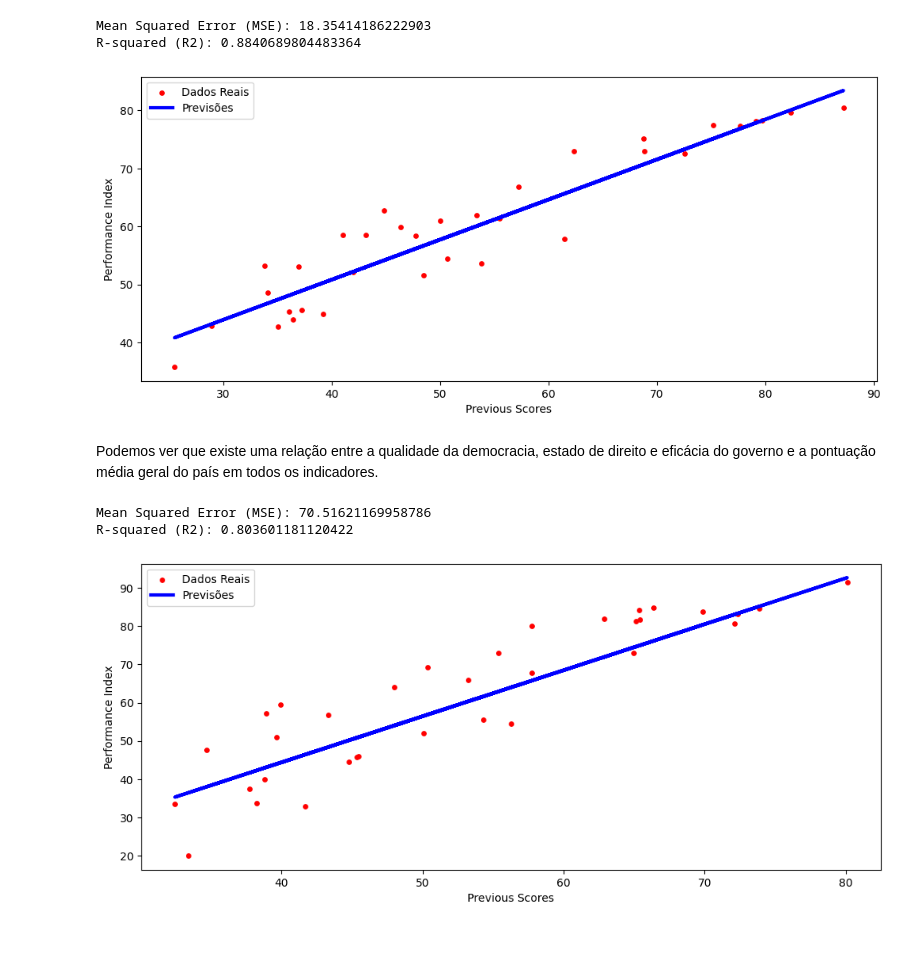
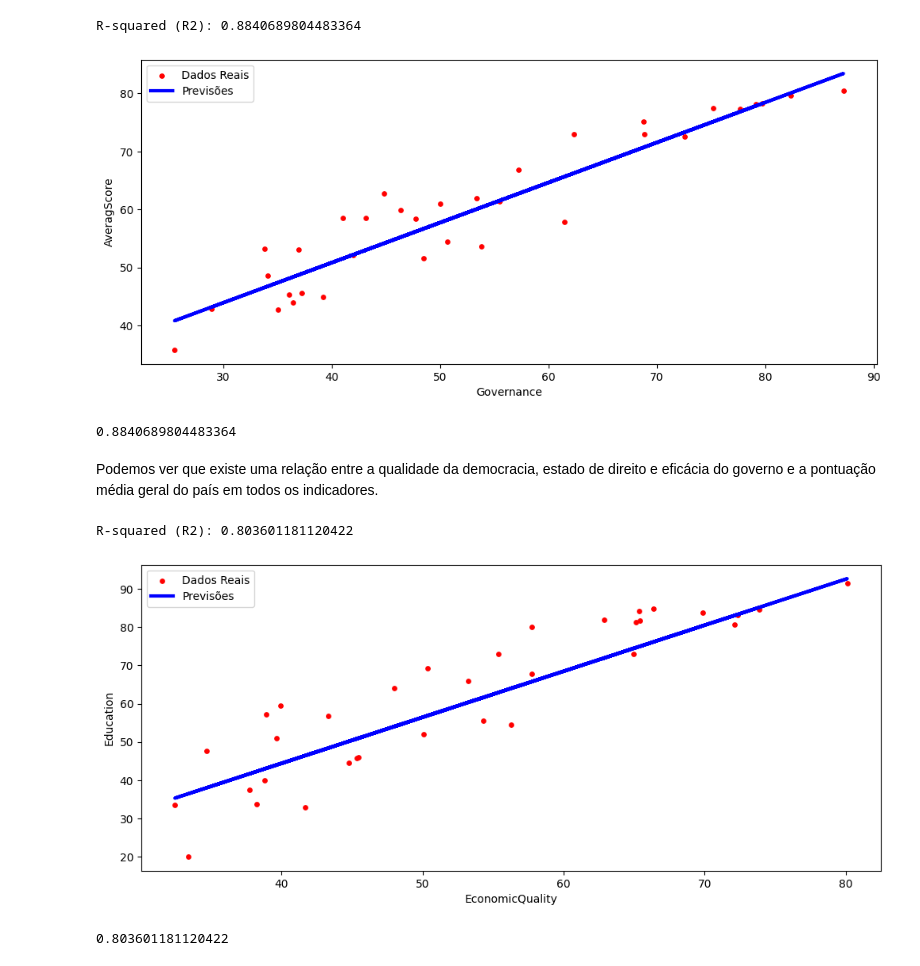
Before and after one commit to lucasbenevinuto/Linear-Regression, a Jupyter notebook: Country.ipynb, the cells around one changed output. Saved outputs shown, nothing was run; the diff lists cells and outputs as text; code cells hidden in the pictures.

```diff
--- a/Country.ipynb
+++ b/Country.ipynb
@@ -54,23 +46,34 @@ print(dataset)
 
 [167 rows x 14 columns]
 # %%
-def RegressaoLinear(x,y):
+def RegressaoLinear(x,y,s,b):
     x_train, x_test, y_train, y_test = train_test_split(x, y, test_size=0.2, random_state=42)
     model = LinearRegression()
     model.fit(x_train, y_train)
 
     y_pred = model.predict(x_test)
-    mse = mean_squared_error(y_test, y_pred)
     r2 = r2_score(y_test, y_pred)
 
-    print(f"Mean Squared Error (MSE): {mse}")
     print(f"R-squared (R2): {r2}")
 
     plt.figure(figsize=(12, 5))
     # Plotar os dados reais e as previsões
     plt.scatter(x_test, y_test, color='red', label='Dados Reais', s = 15)
     plt.plot(x_test, y_pred, color='blue', linewidth=3, label='Previsões')
-    plt.xlabel('Previous Scores')
-    plt.ylabel('Performance Index')
+    plt.xlabel(s)
+    plt.ylabel(b)
     plt.legend()
     plt.show()
+    return r2
+
+def RegressaoLinear2(x,y):
+    x_train, x_test, y_train, y_test = train_test_split(x, y, test_size=0.2, random_state=42)
+    model = LinearRegression()
+    model.fit(x_train, y_train)
+
+    y_pred = model.predict(x_test)
+    r2 = r2_score(y_test, y_pred)
+
+    print(f"R-squared (R2): {r2}")
+
+    return r2
@@ -77,15 +90,15 @@ def RegressaoLinear(x,y):
 # %%
-RegressaoLinear(dataset[['Governance']],dataset['AveragScore'])
+RegressaoLinear(dataset[['Governance']],dataset['AveragScore'], 'Governance', 'AveragScore')
 # %% [output]
-Mean Squared Error (MSE): 18.35414186222903
 R-squared (R2): 0.8840689804483364
-[figure, old version]
+[figure, new version]
+0.8840689804483364
 # %% [markdown]
 Podemos ver que existe uma relação entre a qualidade da democracia, estado de direito e eficácia do governo e a pontuação média geral do país em todos os indicadores.
 # %%
-RegressaoLinear(dataset[['EconomicQuality']],dataset['Education'])
+RegressaoLinear(dataset[['EconomicQuality']],dataset['Education'], 'EconomicQuality', 'Education')
 # %% [output]
-Mean Squared Error (MSE): 70.51621169958786
 R-squared (R2): 0.803601181120422
-[figure, old version]
+[figure, new version]
+0.803601181120422
 # %%
```
Also changed, not shown: parts of 7 cells of this notebook.
